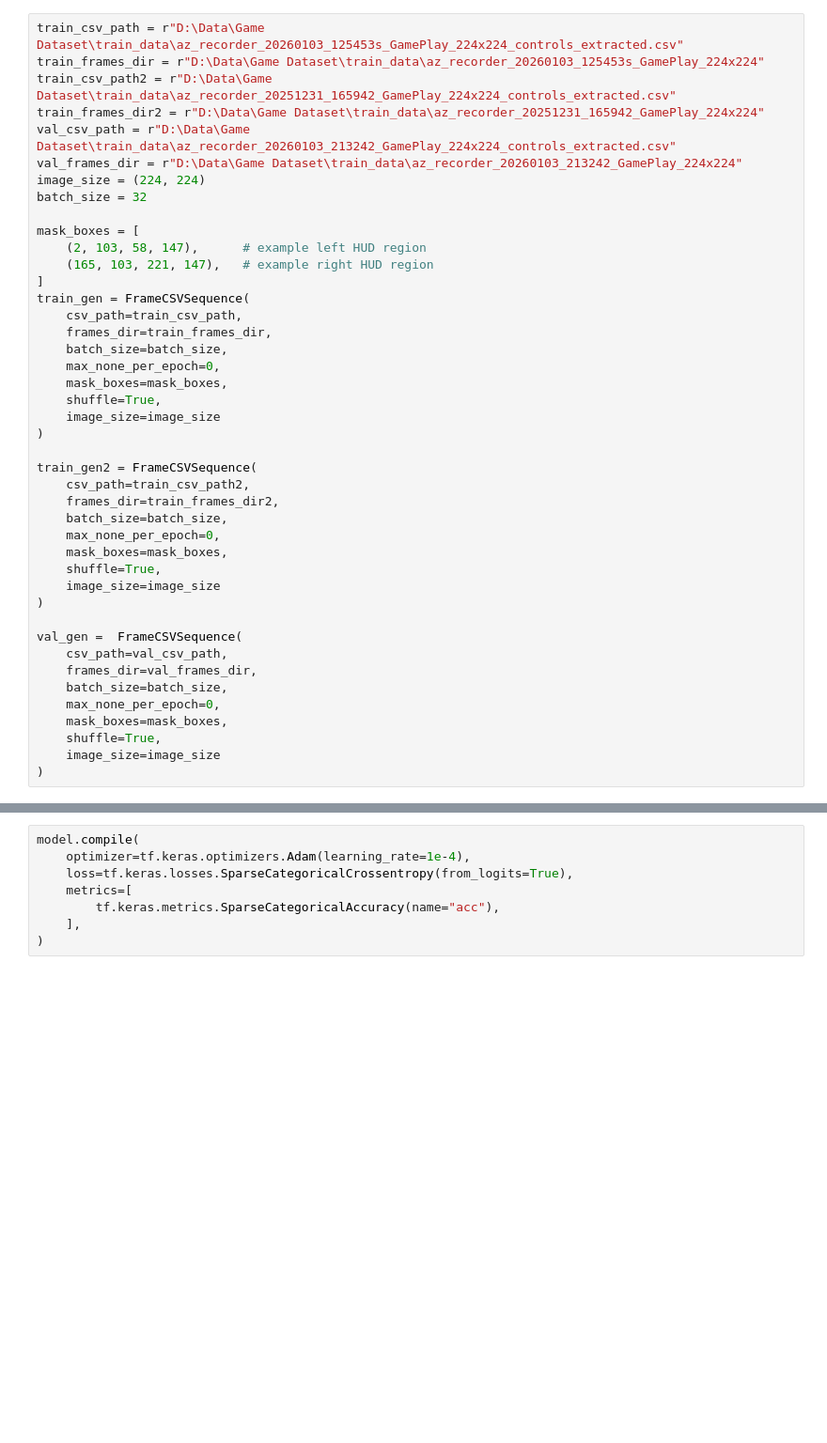
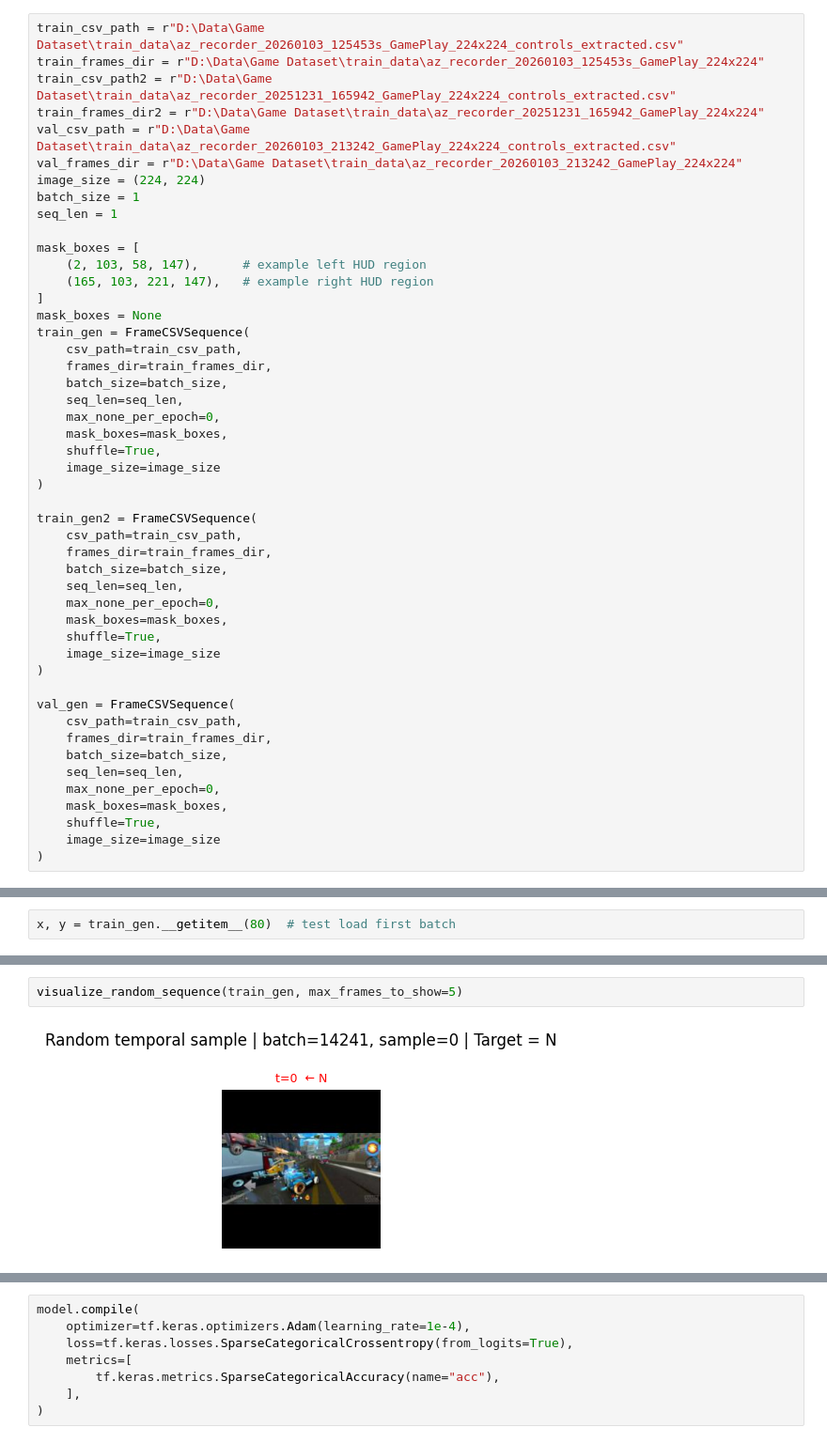
Before and after one commit to easare377/Game-AI-Agent, a Jupyter notebook: 3. agent-training.ipynb, the cells around one changed output, grey strips where cells are left out. Shown at 94% size. Drawn from its saved outputs; the diff is of its cells as text; blank space fills up the shorter version.

```diff
--- a/3. agent-training.ipynb
+++ b/3. agent-training.ipynb
@@ -326,16 +497,19 @@ train_frames_dir2 = r"D:\Data\Game Dataset\train_data\az_recorder_20251231_16594
 val_csv_path = r"D:\Data\Game Dataset\train_data\az_recorder_20260103_213242_GamePlay_224x224_controls_extracted.csv"
 val_frames_dir = r"D:\Data\Game Dataset\train_data\az_recorder_20260103_213242_GamePlay_224x224"
 image_size = (224, 224)
-batch_size = 32
+batch_size = 1
+seq_len = 1
 
 mask_boxes = [
     (2, 103, 58, 147),      # example left HUD region
     (165, 103, 221, 147),   # example right HUD region
 ]
+mask_boxes = None
 train_gen = FrameCSVSequence(
     csv_path=train_csv_path,
     frames_dir=train_frames_dir,
     batch_size=batch_size,
+    seq_len=seq_len,
     max_none_per_epoch=0,
     mask_boxes=mask_boxes,
     shuffle=True,
@@ -343,19 +517,21 @@ train_gen = FrameCSVSequence(
 )
 
 train_gen2 = FrameCSVSequence(
-    csv_path=train_csv_path2,
-    frames_dir=train_frames_dir2,
+    csv_path=train_csv_path,
+    frames_dir=train_frames_dir,
     batch_size=batch_size,
+    seq_len=seq_len,
     max_none_per_epoch=0,
     mask_boxes=mask_boxes,
     shuffle=True,
     image_size=image_size
 )
 
-val_gen =  FrameCSVSequence(
-    csv_path=val_csv_path,
-    frames_dir=val_frames_dir,
+val_gen = FrameCSVSequence(
+    csv_path=train_csv_path,
+    frames_dir=train_frames_dir,
     batch_size=batch_size,
+    seq_len=seq_len,
     max_none_per_epoch=0,
     mask_boxes=mask_boxes,
     shuffle=True,
@@ -367,0 +540,2 @@ Loaded CSV: Left=11593, None=59435, Right=9550
+# %%
+x, y = train_gen.__getitem__(80)  # test load first batch
@@ -421,0 +634,4 @@ visualize_from_datagen(
+# %%
+visualize_random_sequence(train_gen, max_frames_to_show=5)
+# %% [output]
+[figure, added]
```
Also changed, not shown: parts of 25 cells of this notebook, 1 other file.
